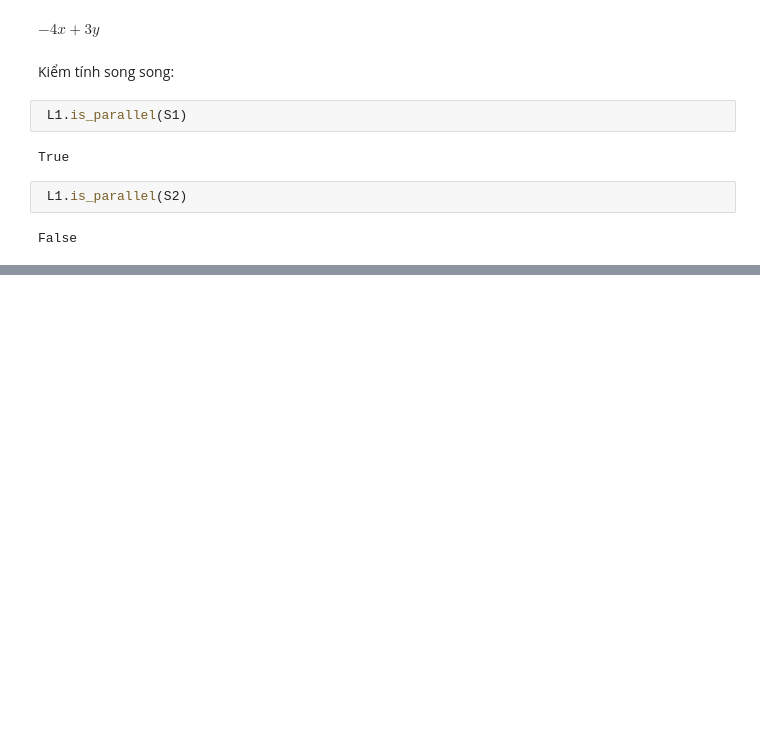
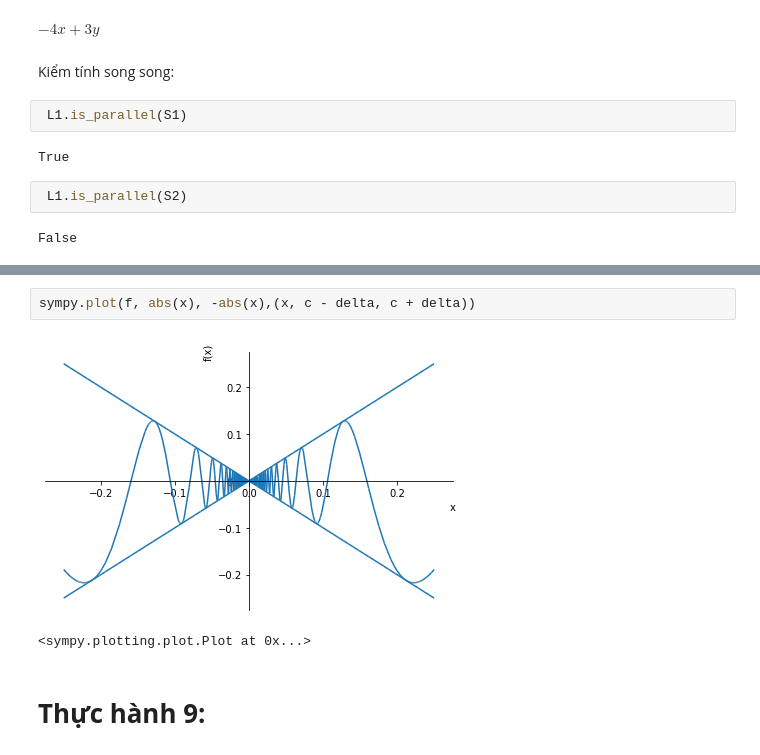
Before and after one commit to BuiGiaAn/ThucHanhToanCC, a Jupyter notebook: Chuong5.ipynb, the cells around one changed output, grey strips where cells are left out. Saved outputs shown, nothing was run; the diff lists cells and outputs as text; blank space fills up the shorter version.

```diff
--- a/Chuong5.ipynb
+++ b/Chuong5.ipynb
@@ -205,0 +221,7 @@ False
+# %%
+sympy.plot(f, abs(x), -abs(x),(x, c - delta, c + delta))
+# %% [output]
+[figure, added]
+<sympy.plotting.plot.Plot at 0x...>
+# %% [markdown]
+# **Thực hành 9:**
```
Also changed, not shown: parts of 8 cells of this notebook.
